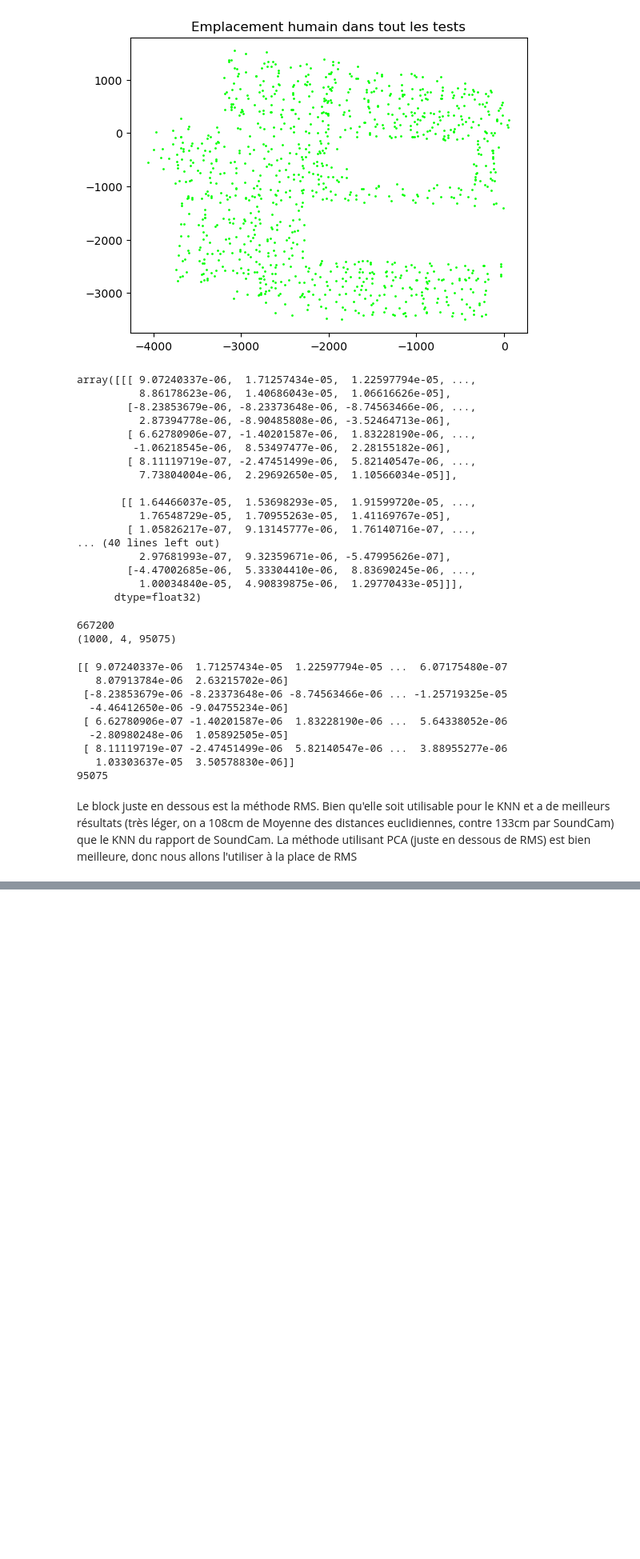
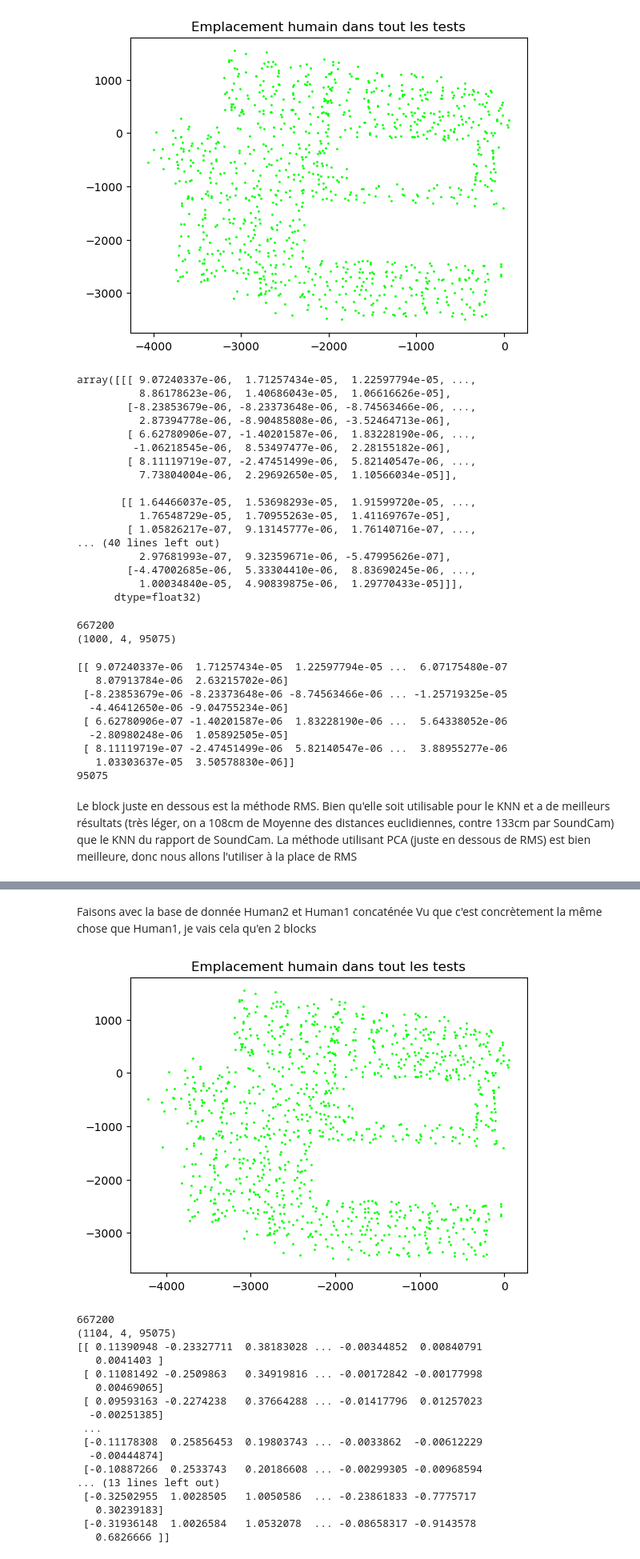
Before and after one commit to Alhuuin/ia_data_hack_acoustic, a Jupyter notebook: acoustic_knn.ipynb, the cells around one changed output, grey strips where cells are left out. Shown: that part at 80% size. Cells and saved outputs as stored; diff of their text form; code cells hidden in the pictures; blank space fills up the shorter version.

```diff
--- a/acoustic_knn.ipynb
+++ b/acoustic_knn.ipynb
@@ -282,0 +283,55 @@ print(test_accuracy)
+# %% [markdown]
+Faisons avec la base de donnée Human2 et Human1 concaténée
+Vu que c'est concrètement la même chose que Human1, je vais cela qu'en 2 blocks
+# %%
+#On récupère la position de l'human dans la pièce à chaque expérience
+human_position2 = np.load('data/LivingRoom_preprocessed_hack/Human2/centroid.npy')
+human_position_true = np.concatenate((human_position, human_position2), axis=0)
+#Montrons avec un graph la répartition des coordonnées de l'humain
+#On peut voir des carrés blancs, cela représente par exemple un canapé ou une table
+#Où l'humain durant les tests ne pouvait pas se placer
+plt.plot([tab_file[0] for tab_file in human_position_true], [tab_file2[1] for tab_file2 in human_position_true], linestyle = 'none', marker = 'o', c = 'lime',
+  markersize = 1)
+plt.title('Emplacement humain dans tout les tests')
+plt.show()
+#On récupère les données RIR : Room Impulse Response
+rir_data2 = np.load('data/LivingRoom_preprocessed_hack/Human2/deconvoled_trim.npy')
+rir_data_true = np.concatenate((rir_data, rir_data2), axis=0)
+print(rir_data_true.shape[2])
+num_rows = rir_data_true.shape[2]
+thirty_percent_index = int(0.1425 * num_rows)
+rir2 = rir_data_true[:, :, :thirty_percent_index]
+print(rir2.shape)
+#On applique la méthode PCA sur RIR
+#Le but est de projeter des données multidimensionnelles dans un espace de dimensions plus petites
+#Tout en conservant autant d'information que possible
+X_reshaped2 = rir2.reshape(1104, -1)
+pca2 = PCA(n_components=100)
+RMS_levels2 = pca2.fit_transform(X_reshaped2)
+print(RMS_levels2)
+#On normalise les RMS pour le KNN
+#On utilise le StandardScaler
+print(RMS_levels2.shape)
+#RMS3 = RMS_levels2.reshape(104, -1)
+scaler2 = StandardScaler()
+normalized_RMS2 = scaler.fit_transform(RMS_levels2)
+print(normalized_RMS2)
+# %% [output]
+[figure, added]
+667200
+(1104, 4, 95075)
+[[ 0.11390948 -0.23327711  0.38183028 ... -0.00344852  0.00840791
+   0.0041403 ]
+ [ 0.11081492 -0.2509863   0.34919816 ... -0.00172842 -0.00177998
+   0.00469065]
+ [ 0.09593163 -0.2274238   0.37664288 ... -0.01417796  0.01257023
+  -0.00251385]
+ ...
+ [-0.11178308  0.25856453  0.19803743 ... -0.0033862  -0.00612229
+  -0.00444874]
+ [-0.10887266  0.2533743   0.20186608 ... -0.00299305 -0.00968594
+... (13 lines left out)
+ [-0.32502955  1.0028505   1.0050586  ... -0.23861833 -0.7775717
+   0.30239183]
+ [-0.31936148  1.0026584   1.0532078  ... -0.08658317 -0.9143578
+   0.6826666 ]]
```
Also changed, not shown: parts of 12 cells of this notebook.
